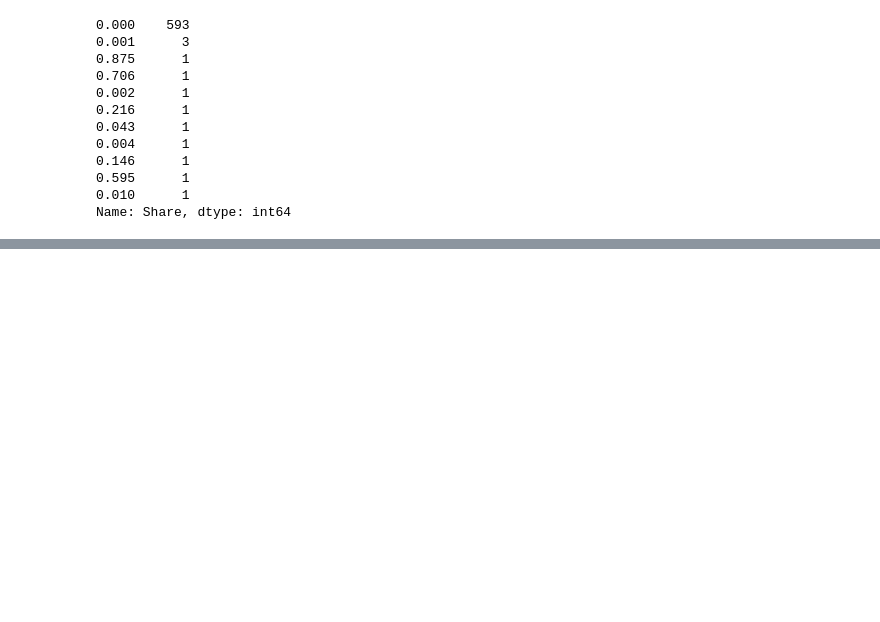
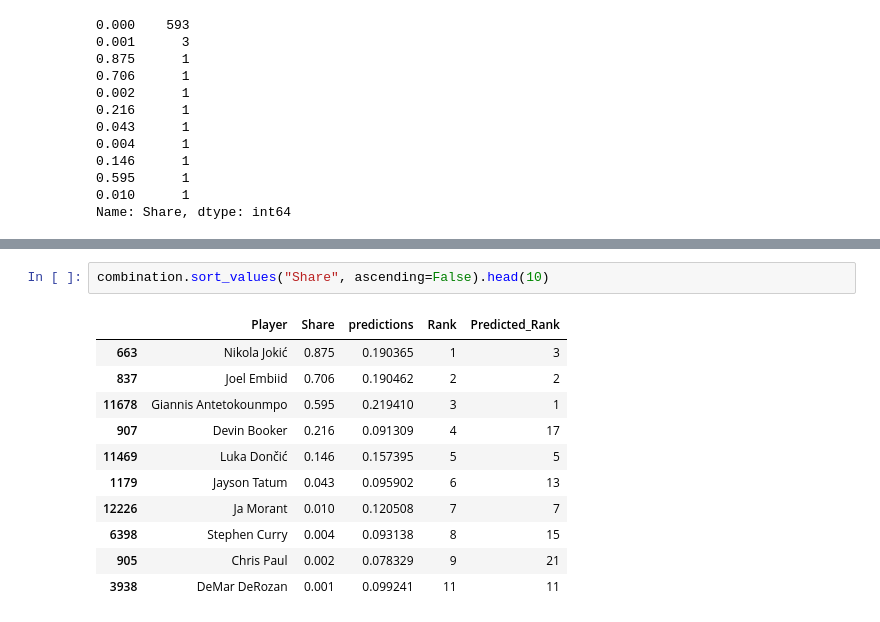
Before and after one commit to solairamu/nba-ML, a Jupyter notebook: machine_learning.ipynb, the cells around one changed output, grey strips where cells are left out. Cells and saved outputs as stored; diff of their text form; blank space fills up the shorter version.

```diff
--- a/machine_learning.ipynb
+++ b/machine_learning.ipynb
@@ -157,0 +192,14 @@ Name: Share, dtype: int64
+# %%
+combination.sort_values("Share", ascending=False).head(10)
+# %% [output]
+|  | Player | Share | predictions | Rank | Predicted_Rank |
+| 663 | Nikola Jokić | 0.875 | 0.190365 | 1 | 3 |
+| 837 | Joel Embiid | 0.706 | 0.190462 | 2 | 2 |
+| 11678 | Giannis Antetokounmpo | 0.595 | 0.219410 | 3 | 1 |
+| 907 | Devin Booker | 0.216 | 0.091309 | 4 | 17 |
+| 11469 | Luka Dončić | 0.146 | 0.157395 | 5 | 5 |
+| 1179 | Jayson Tatum | 0.043 | 0.095902 | 6 | 13 |
+| 12226 | Ja Morant | 0.010 | 0.120508 | 7 | 7 |
+| 6398 | Stephen Curry | 0.004 | 0.093138 | 8 | 15 |
+| 905 | Chris Paul | 0.002 | 0.078329 | 9 | 21 |
+| 3938 | DeMar DeRozan | 0.001 | 0.099241 | 11 | 11 |
```
Also changed, not shown: parts of 7 cells of this notebook.
